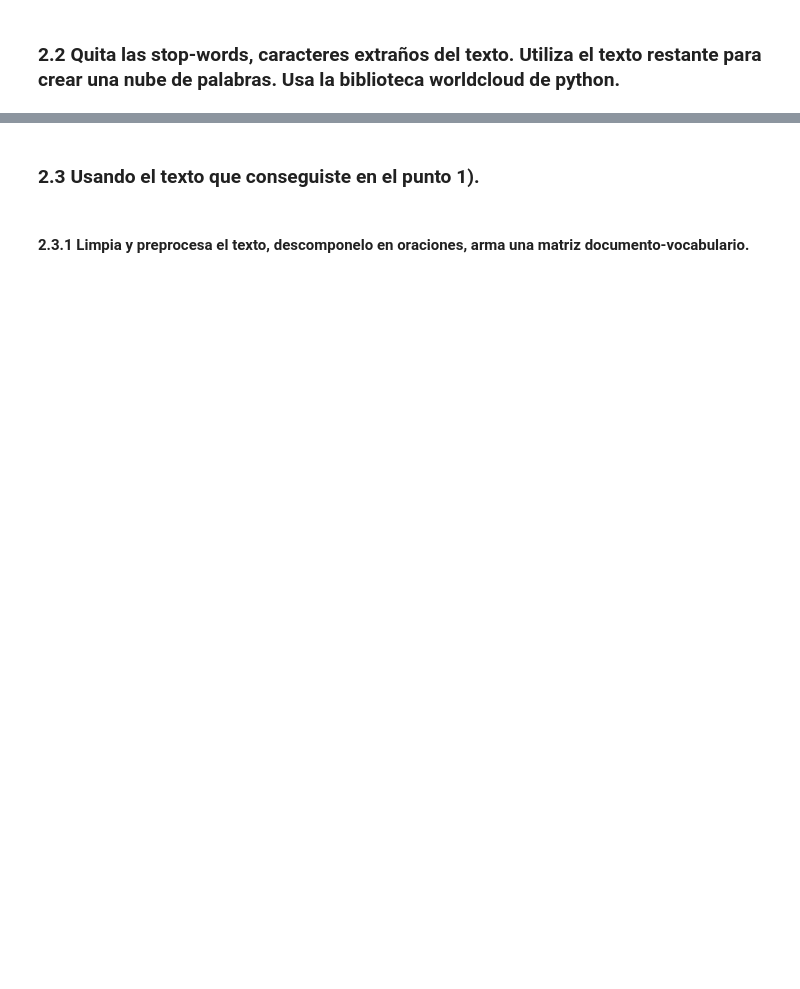
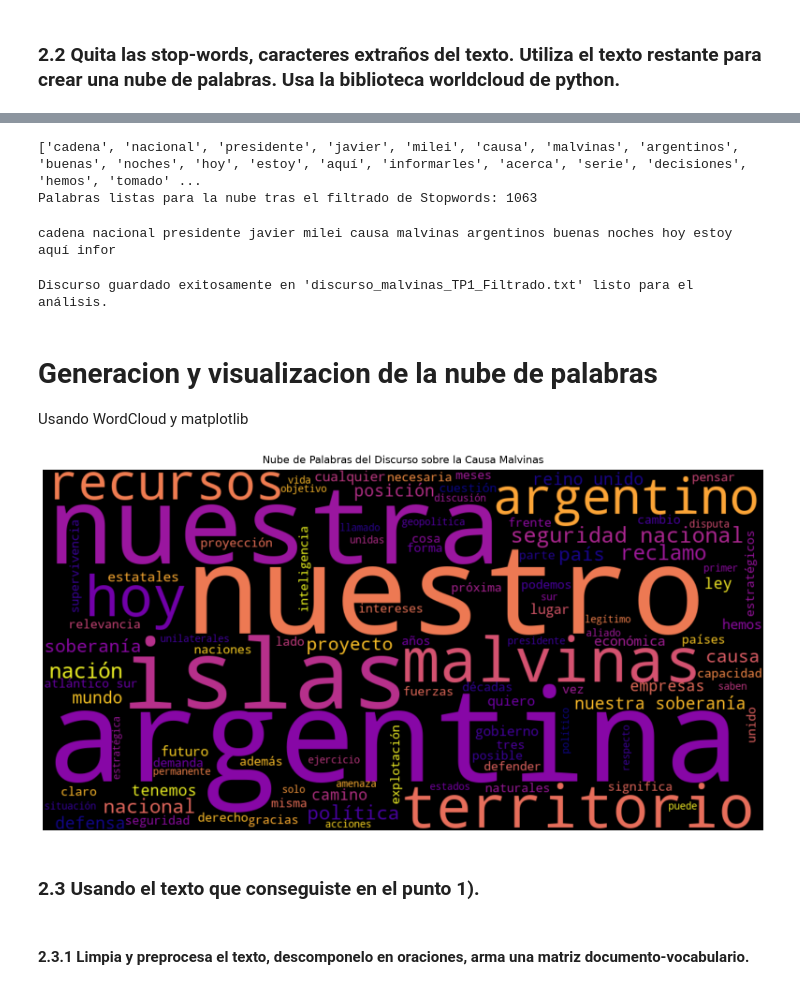
Before and after one commit to SolJosefinaMercado/ProcesamientoDelHabla, a Jupyter notebook: MERCADO_SOLJOSEFINA_PH_TP1.ipynb, the cells around one changed output, grey strips where cells are left out. Drawn from its saved outputs; the diff is of its cells as text; code cells hidden in the pictures; blank space fills up the shorter version.

```diff
--- a/MERCADO_SOLJOSEFINA_PH_TP1.ipynb
+++ b/MERCADO_SOLJOSEFINA_PH_TP1.ipynb
@@ -36,0 +101,9 @@ Abajo añade los bloques de código y texto necesarios. Explica paso a paso como
+# %%
+# declaro la url donde esta alojado el discurso que quiero extraer
+url_discurso = "https://www.casarosada.gob.ar/informacion/discursos/51360-cadena-nacional-del-presidente-javier-milei-sobre-la-causa-malvinas"
+
+# Extraccion mediante funcion creada previamente
+discurso = extraer_discurso(url_discurso)
+
+# muestro los primeros 500 caracteres para verificar que se haya extraído correctamente
+print(discurso[:500])
@@ -43,3 +169,56 @@ Abajo añade los bloques de código y texto necesarios. Explica paso a paso como
+# %%
+# filtrar stopwords del español y aquellas con menos de 3 caracteres
+palabras_filtradas = [p for p in palabras if p not in stopwords_espaniol and len(p) > 2]
+
+print(palabras_filtradas[:20])  # Mostrar las primeras 20 palabras filtradas para verificar
+print(f"Palabras listas para la nube tras el filtrado de Stopwords: {len(palabras_filtradas)}")
+# %% [output]
+['cadena', 'nacional', 'presidente', 'javier', 'milei', 'causa', 'malvinas', 'argentinos', 'buenas', 'noches', 'hoy', 'estoy', 'aquí', 'informarles', 'acerca', 'serie', 'decisiones', 'hemos', 'tomado' ...
+Palabras listas para la nube tras el filtrado de Stopwords: 1063
+# %%
+# unir las palaras filtradas en un solo string para generar la nube de palabras
+texto_filtrado = " ".join(palabras_filtradas)
+
+print(texto_filtrado[:100])
+# %% [output]
+cadena nacional presidente javier milei causa malvinas argentinos buenas noches hoy estoy aquí infor
+# %%
+# guardado para el analisis posterior
+
+nombre_archivo = "discurso_malvinas_TP1_Filtrado.txt"
+
+with open(nombre_archivo, "w", encoding="utf-8") as f:
+    f.write(texto_filtrado)
+
+print(f"Discurso guardado exitosamente en '{nombre_archivo}' listo para el análisis.")
+# %% [output]
+Discurso guardado exitosamente en 'discurso_malvinas_TP1_Filtrado.txt' listo para el análisis.
+# %% [markdown]
+# Generacion y visualizacion de la nube de palabras
+Usando WordCloud y matplotlib
+# %%
+import matplotlib.pyplot as plt
+from wordcloud import WordCloud
+
+# parametros de la nube de palabras
+wordcloud = WordCloud(
+    width=1000,
+    height=500,
+    background_color='black',
+    colormap='plasma',
+    max_words=100,
+    contour_width=3,
+    contour_color='steelblue',
+).generate(texto_filtrado)
+
+# mostrar en el notebook la nube de palabras
+plt.figure(figsize=(20, 10))
+plt.imshow(wordcloud, interpolation='bilinear')
+plt.axis('off') # ocultar los ejes
+plt.title("Nube de Palabras del Discurso sobre la Causa Malvinas", fontsize=16, pad= 10)
+plt.show()
+# %% [output]
+[figure, added]
 # %% [markdown]
 ### 2.3 Usando el texto que conseguiste en el punto 1).
 # %% [markdown]
```
Also changed, not shown: parts of 40 cells of this notebook.
